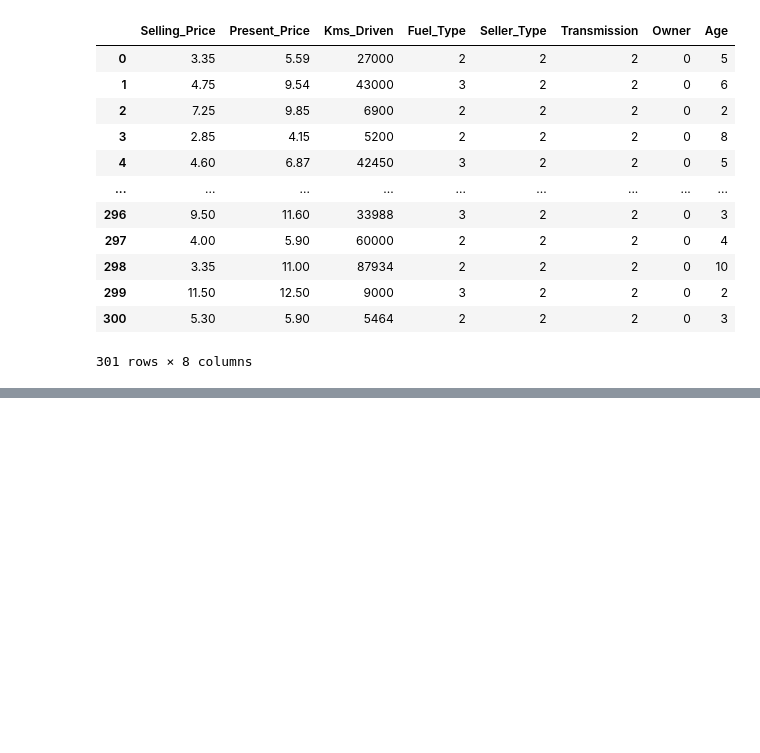
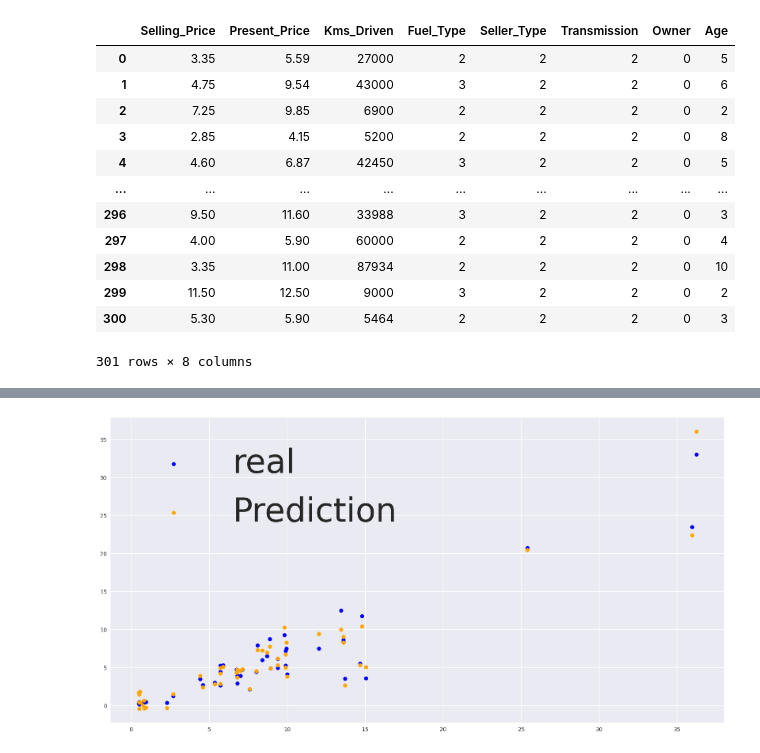
Before and after one commit to mgh997/car-price-prediction-project, a Jupyter notebook: car_price_regression.ipynb, the cells around one changed output, grey strips where cells are left out. Cells and saved outputs as stored; diff of their text form; code cells hidden in the pictures; blank space fills up the shorter version.

Commit message:
Update notebook with other models and compare the results

```diff
--- a/car_price_regression.ipynb
+++ b/car_price_regression.ipynb
@@ -493,0 +683,10 @@ X
+# %%
+X_train, X_test, Y_train, Y_test = train_test_split(X_new, Y_new, test_size = 0.2, random_state = 0)
+model = LinearRegression ()
+model.fit(X_train, Y_train)
+Y_pred = model.predict(X_test)
+r2 = metrics.r2_score(Y_test, Y_pred)
+print('Mean Absolute Error:', metrics.mean_absolute_error(Y_test, Y_pred))
+print('Mean Squared Error:', metrics.mean_squared_error(Y_test, Y_pred))
+print('Root Mean Squared Error:', np.sqrt(metrics.mean_squared_error(Y_test, Y_pred)))
+print('R2 Score:', r2)
@@ -493,0 +718,4 @@ X
+# %%
+X_test.insert(0, "Y_test", Y_test)
+X_test.insert(0, "Y_pred", Y_pred)
+X_test
@@ -493,0 +741,15 @@ X
+# %%
+New_df = X_test.sort_values(by = 'Present_Price')
+# %%
+a = New_df.Present_Price
+b = New_df.Y_test
+c = New_df.Present_Price
+d = New_df.Y_pred
+# %%
+plt.figure(figsize = (20, 10))
+plt.scatter(a, b, color = 'blue', label = "real")
+plt.scatter(c, d, color = 'orange', label = "Prediction")
+plt.legend(fontsize = 60)
+plt.show()
+# %% [output]
+[figure, added]
```
Also changed, not shown: parts of 51 cells of this notebook.
